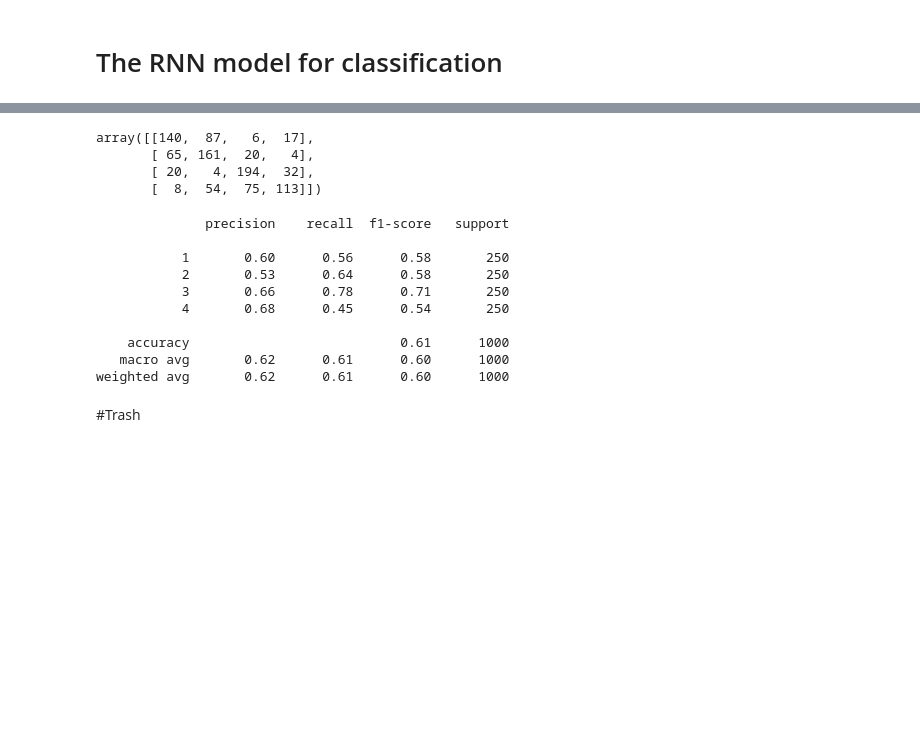
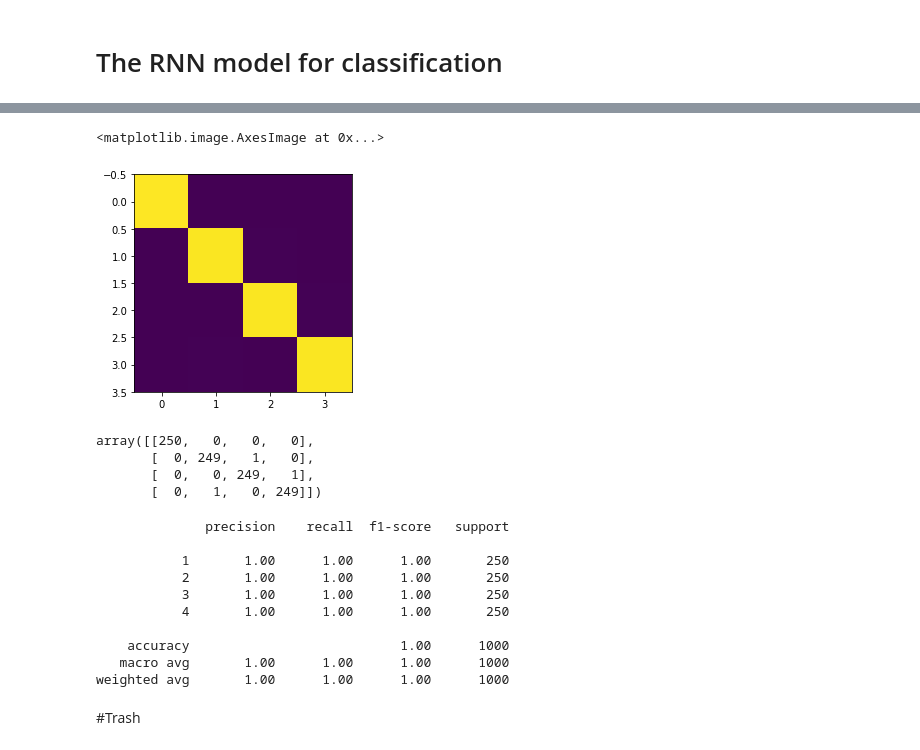
Before and after one commit to alifele/Brain_Computer_Interface, a Jupyter notebook: The Models/RNN_with_the_Signals.ipynb, the cells around one changed output, grey strips where cells are left out. Saved outputs shown, nothing was run; the diff lists cells and outputs as text; code cells hidden in the pictures; blank space fills up the shorter version.

```diff
--- a/The Models/RNN_with_the_Signals.ipynb
+++ b/The Models/RNN_with_the_Signals.ipynb
@@ -110,7 +110,7 @@ def select_data(select):
   global subj_list
   global indexes
   this_trail = select[2]
-  samples = random.sample(indexes, 21)
+  samples = random.sample(indexes, 16)
   samples += [this_trail]
   #print(samples)
   return np.mean(subj_list[select[0]-1]['train_data_class{}'.format(select[1])][samples], axis=0)
@@ -208,3 +239,17 @@ model.add(keras.layers.Dense(4, activation ='softmax'))
+# %%
+model = keras.models.Sequential()
+model.add(keras.layers.InputLayer(input_shape=[None, 63]))
+for rate in (1, 2, 4, 8, 10) * 10:
+  model.add(keras.layers.Conv1D(filters=20, kernel_size=2,
+  padding="causal",
+  activation="relu", dilation_rate=rate))
+model.add(keras.layers.Conv1D(filters=10, kernel_size=1))
+model.add(keras.layers.GRU(1))
+model.add(keras.layers.Dense(30, activation = 'relu'))
+model.add(keras.layers.Dense(10, activation = 'relu'))
+model.add(keras.layers.Dense(4, activation='softmax'))
+
+# No Good Results
 # %%
 model.summary()
 # %% [output]
@@ -230,17 +275,19 @@ model.compile(loss='sparse_categorical_crossentropy',
               optimizer='adam',
               metrics= ['accuracy'])
 # %%
-Sectors = [1,2,3]
-intervals = [[600*i,600*(i+1)] for i in range(22)]
+Sectors = [3,2,1]
+intervals = [[500*i,500*(i+1)] for i in range(10)]
 for epoch in range(1):
   for sec in Sectors:
     for interval in intervals:
       data, label = load_Meaned_batch(interval, sec)
       model.fit(data, label-1, epochs=2, validation_split=0.1)
+      print('')
       print('############################')
       print('############################')
       print('sector:{}    and    interval:{}    and    epoch:{}'.format(sec, interval, epoch))
       print('############################')
       print('############################')
+      print('')
 # %% [output]
 Epoch 1/2
@@ -268,5 +316,5 @@ del data, label
 # %%
-x_test, y_test = load_Meaned_batch([15000,16000], sector=2)
+x_test, y_test = load_Meaned_batch([10000,11000], sector=2)
 # %%
 model.evaluate(x_test, y_test-1)
 # %% [output]
@@ -278,25 +326,32 @@ pred = np.argmax(pred, axis=1)
 # %%
 from sklearn.metrics import classification_report, confusion_matrix
 # %%
-confusion_matrix(y_test, pred+1)
+|mat = confusion_matrix(y_test, pred+1)
+
+plt.imshow(mat)
 # %% [output]
-array([[140,  87,   6,  17],
-       [ 65, 161,  20,   4],
-       [ 20,   4, 194,  32],
-       [  8,  54,  75, 113]])
+<matplotlib.image.AxesImage at 0x...>
+[figure, added]
+# %%
+mat
+# %% [output]
+array([[250,   0,   0,   0],
+       [  0, 249,   1,   0],
+       [  0,   0, 249,   1],
+       [  0,   1,   0, 249]])
 # %%
 print(classification_report(y_test, pred+1))
 # %% [output]
               precision    recall  f1-score   support
 
-           1       0.60      0.56      0.58       250
-           2       0.53      0.64      0.58       250
-           3       0.66      0.78      0.71       250
-           4       0.68      0.45      0.54       250
+           1       1.00      1.00      1.00       250
+           2       1.00      1.00      1.00       250
+           3       1.00      1.00      1.00       250
+           4       1.00      1.00      1.00       250
 
-    accuracy                           0.61      1000
-   macro avg       0.62      0.61      0.60      1000
-weighted avg       0.62      0.61      0.60      1000
+    accuracy                           1.00      1000
+   macro avg       1.00      1.00      1.00      1000
+weighted avg       1.00      1.00      1.00      1000
 # %% [markdown]
 #Trash
 # %%
```
Also changed, not shown: parts of 10 cells of this notebook.
